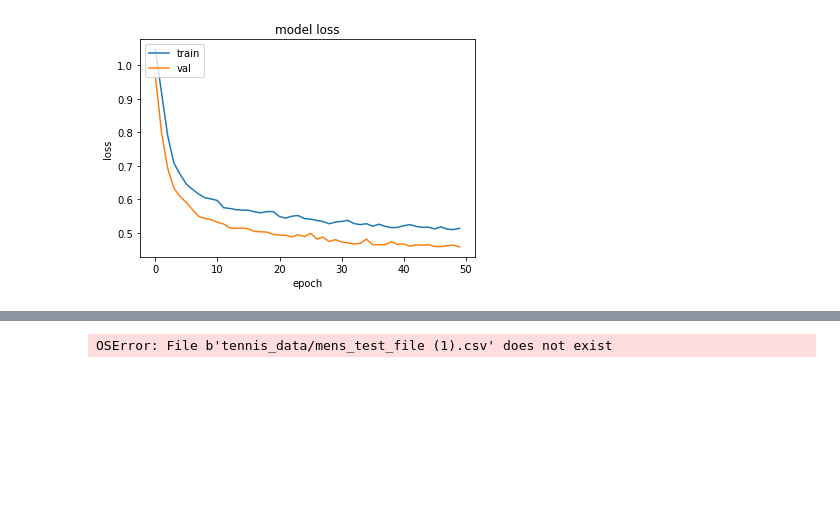
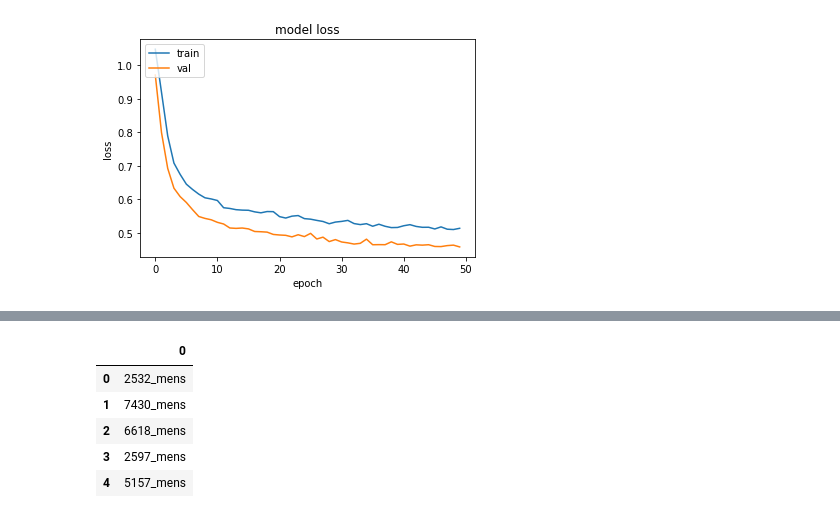
Before and after one commit to ml874/Predicting-How-Points-End-in-Tennis, a Jupyter notebook: Initial ANN.ipynb, the cells around one changed output, grey strips where cells are left out. Drawn from its saved outputs; the diff is of its cells as text; code cells hidden in the pictures; blank space fills up the shorter version.

```diff
--- a/Initial ANN.ipynb
+++ b/Initial ANN.ipynb
@@ -189,35 +189,40 @@ def create_result_file():
 
 def append_gender(data, gender):
     return str(data) + '_' + str(gender)
 
 def create_column_ids(mens_id, womens_id):
     mens_test_id_col = mens_id.apply(append_gender, args=('mens',))
     womens_test_id_col = womens_id.apply(append_gender, args=('womens',))
 
     combined_id = np.concatenate((mens_test_id_col, womens_test_id_col))
 
     return pd.DataFrame(combined_id)
 
 def preprocess_test(gender):
     data = load_tennis_data(gender, TEST)
     data= preprocess(data)
     ids = get_id(data)
     data = get_feature_cols(data)
     data = encode_data(data)
     data = scale_data(data)
     data = data.loc[:, data.columns != 'outcome']
     data = data.values.reshape((-1, 24))
     return data, ids
 
 # Preprocess Men's Test Data
 test_data_m, test_id_m = preprocess_test(MENS)
 # Preprocess Women's Test Data
 test_data_w, test_id_w = preprocess_test(WOMENS)
 # Create IDs
 column_ids = create_column_ids(test_id_m, test_id_w)
-column_ids
+column_ids.head()
 # %% [output]
-OSError: File b'tennis_data/mens_test_file (1).csv' does not exist
+|  | 0 |
+| 0 | 2532_mens |
+| 1 | 7430_mens |
+| 2 | 6618_mens |
+| 3 | 2597_mens |
+| 4 | 5157_mens |
 # %%
 # PREDICTION
 m_prediction = prediction(model_m, test_data_m)
```
Also changed, not shown: parts of 6 cells of this notebook.
